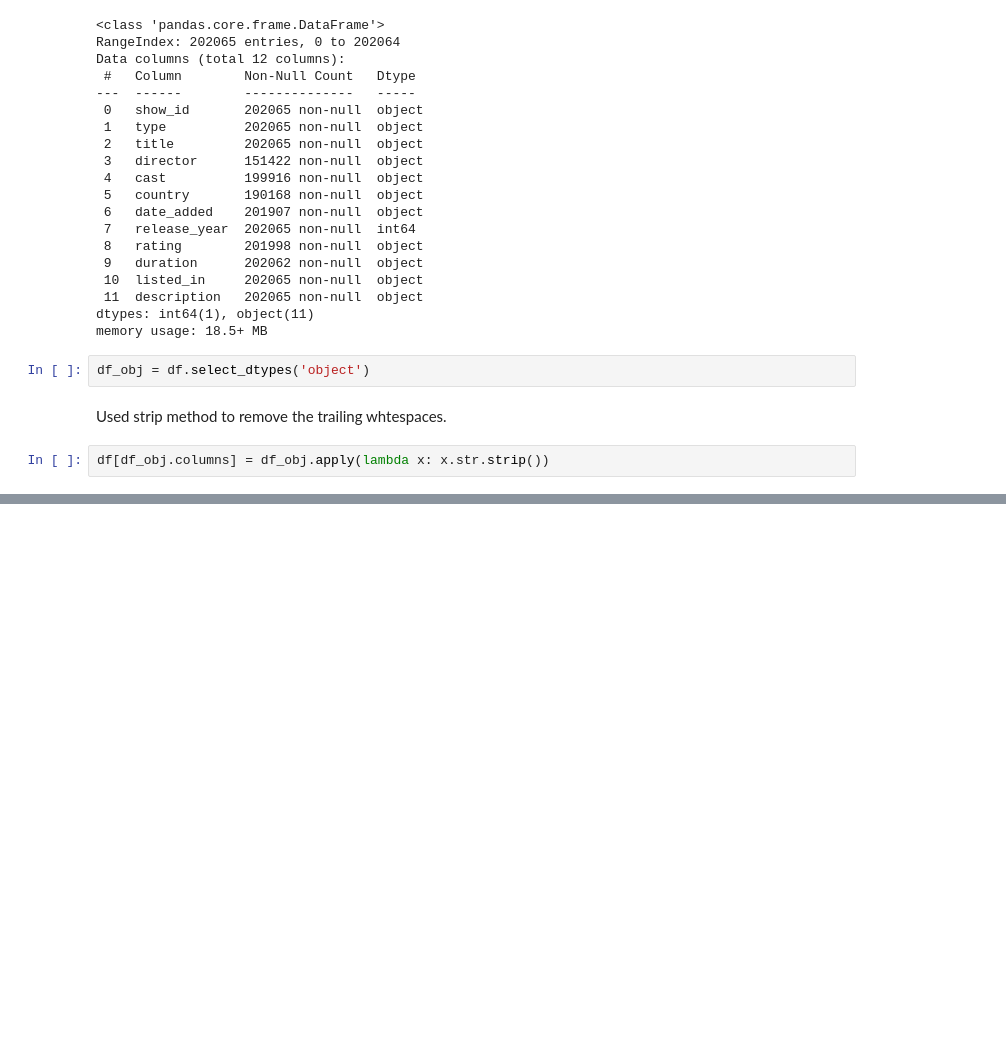
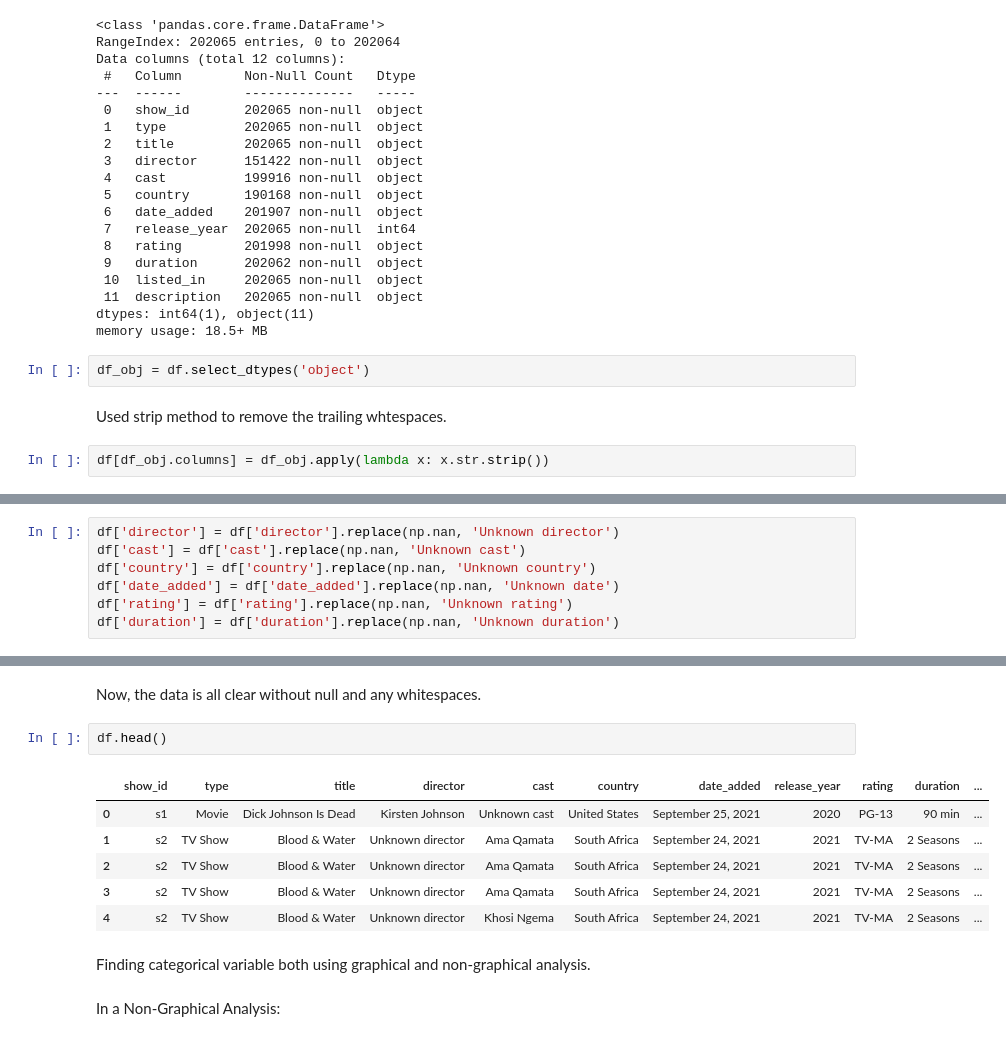
Before and after one commit to sanvasu/Netflix---Data-Exploration-and-Visualisation, a Jupyter notebook: Netflix_Casestudy.ipynb, the cells around one changed output, grey strips where cells are left out. Drawn from its saved outputs; the diff is of its cells as text; blank space fills up the shorter version.

```diff
--- a/Netflix_Casestudy.ipynb
+++ b/Netflix_Casestudy.ipynb
@@ -64,0 +84,7 @@ df[df_obj.columns] = df_obj.apply(lambda x: x.str.strip())
+# %%
+df['director'] = df['director'].replace(np.nan, 'Unknown director')
+df['cast'] = df['cast'].replace(np.nan, 'Unknown cast')
+df['country'] = df['country'].replace(np.nan, 'Unknown country')
+df['date_added'] = df['date_added'].replace(np.nan, 'Unknown date')
+df['rating'] = df['rating'].replace(np.nan, 'Unknown rating')
+df['duration'] = df['duration'].replace(np.nan, 'Unknown duration')
@@ -64,0 +108,15 @@ df[df_obj.columns] = df_obj.apply(lambda x: x.str.strip())
+# %% [markdown]
+Now, the data is all clear without null and any whitespaces.
+# %%
+df.head()
+# %% [output]
+|  | show_id | type | title | director | cast | country | date_added | release_year | rating | duration | ... |
+| 0 | s1 | Movie | Dick Johnson Is Dead | Kirsten Johnson | Unknown cast | United States | September 25, 2021 | 2020 | PG-13 | 90 min | ... |
+| 1 | s2 | TV Show | Blood & Water | Unknown director | Ama Qamata | South Africa | September 24, 2021 | 2021 | TV-MA | 2 Seasons | ... |
+| 2 | s2 | TV Show | Blood & Water | Unknown director | Ama Qamata | South Africa | September 24, 2021 | 2021 | TV-MA | 2 Seasons | ... |
+| 3 | s2 | TV Show | Blood & Water | Unknown director | Ama Qamata | South Africa | September 24, 2021 | 2021 | TV-MA | 2 Seasons | ... |
+| 4 | s2 | TV Show | Blood & Water | Unknown director | Khosi Ngema | South Africa | September 24, 2021 | 2021 | TV-MA | 2 Seasons | ... |
+# %% [markdown]
+Finding categorical variable both using graphical and non-graphical analysis.
+# %% [markdown]
+In a Non-Graphical Analysis:
```
Also changed, not shown: parts of 4 cells of this notebook.
